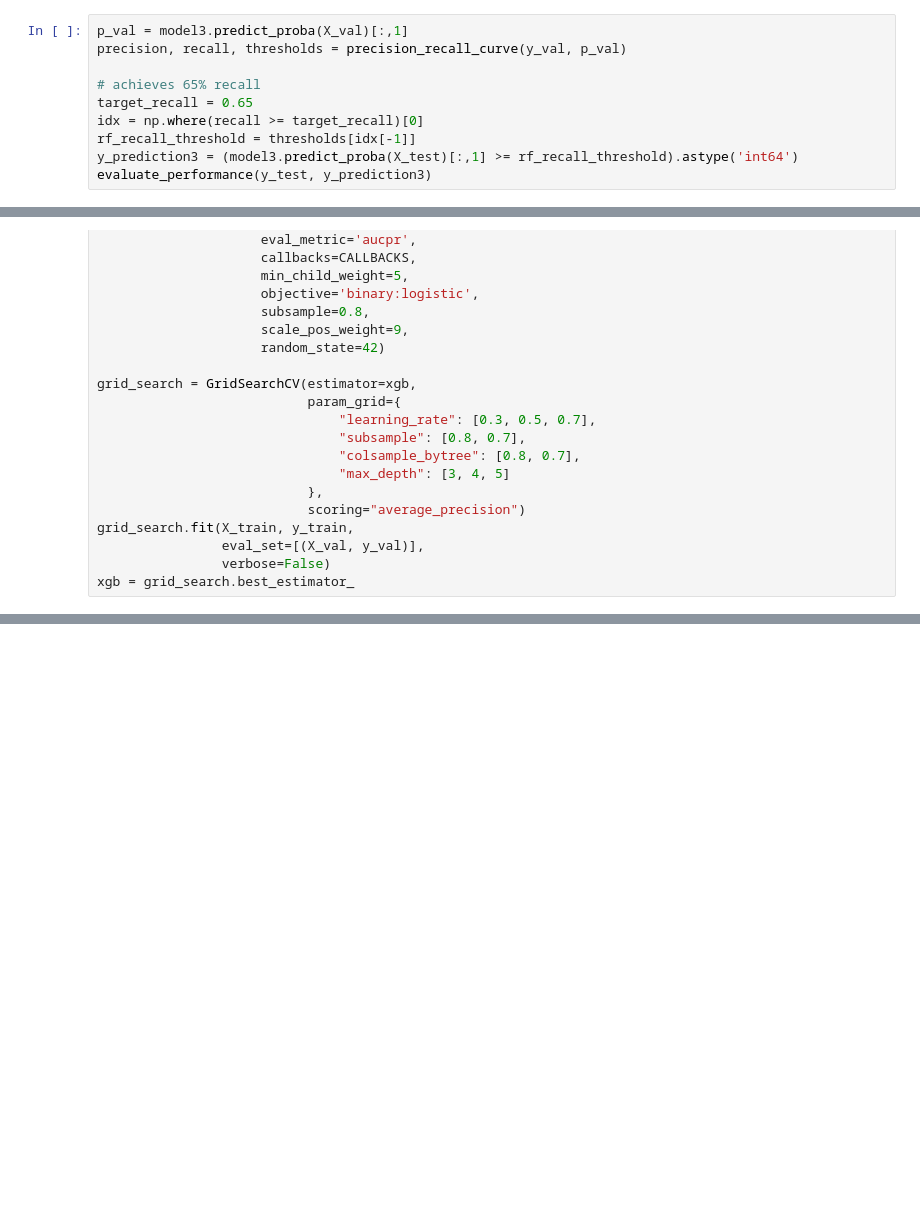
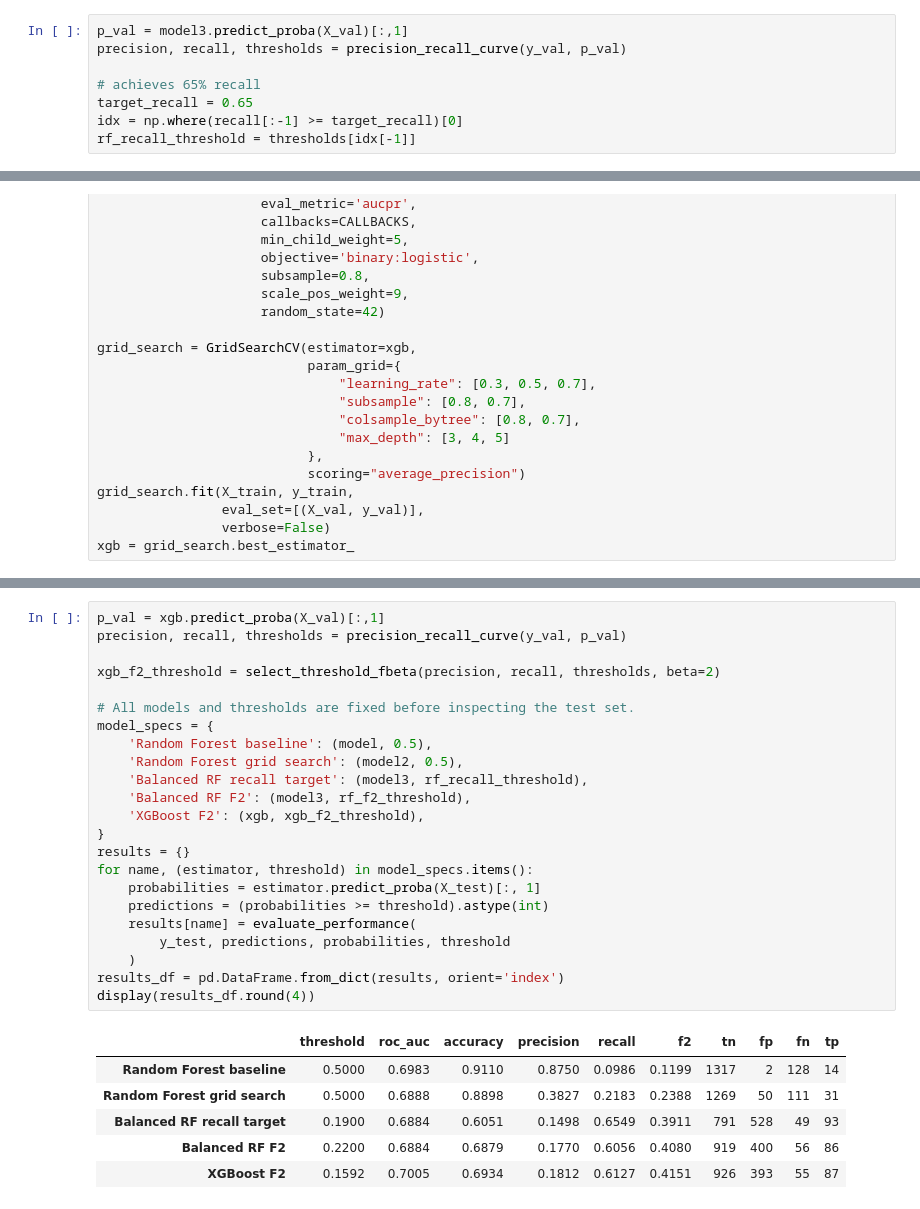
Before and after one commit to zhicongDeng/forage-bcg-churn-analysis, a Jupyter notebook: notebooks/modeling.ipynb, the cells around one changed output, grey strips where cells are left out. Saved outputs shown, nothing was run; the diff lists cells and outputs as text; blank space fills up the shorter version.

```diff
--- a/notebooks/modeling.ipynb
+++ b/notebooks/modeling.ipynb
@@ -180,7 +161,5 @@ precision, recall, thresholds = precision_recall_curve(y_val, p_val)
 
 # achieves 65% recall
 target_recall = 0.65
-idx = np.where(recall >= target_recall)[0]
+idx = np.where(recall[:-1] >= target_recall)[0]
 rf_recall_threshold = thresholds[idx[-1]]
-y_prediction3 = (model3.predict_proba(X_test)[:,1] >= rf_recall_threshold).astype('int64')
-evaluate_performance(y_test, y_prediction3)
@@ -271,0 +221,30 @@ Compare intrinsic tree-based importance with permutation importance on the held-
+# %%
+p_val = xgb.predict_proba(X_val)[:,1]
+precision, recall, thresholds = precision_recall_curve(y_val, p_val)
+
+xgb_f2_threshold = select_threshold_fbeta(precision, recall, thresholds, beta=2)
+
+# All models and thresholds are fixed before inspecting the test set.
+model_specs = {
+    'Random Forest baseline': (model, 0.5),
+    'Random Forest grid search': (model2, 0.5),
+    'Balanced RF recall target': (model3, rf_recall_threshold),
+    'Balanced RF F2': (model3, rf_f2_threshold),
+    'XGBoost F2': (xgb, xgb_f2_threshold),
+}
+results = {}
+for name, (estimator, threshold) in model_specs.items():
+    probabilities = estimator.predict_proba(X_test)[:, 1]
+    predictions = (probabilities >= threshold).astype(int)
+    results[name] = evaluate_performance(
+        y_test, predictions, probabilities, threshold
+    )
+results_df = pd.DataFrame.from_dict(results, orient='index')
+display(results_df.round(4))
+# %% [output]
+|  | threshold | roc_auc | accuracy | precision | recall | f2 | tn | fp | fn | tp |
+| Random Forest baseline | 0.5000 | 0.6983 | 0.9110 | 0.8750 | 0.0986 | 0.1199 | 1317 | 2 | 128 | 14 |
+| Random Forest grid search | 0.5000 | 0.6888 | 0.8898 | 0.3827 | 0.2183 | 0.2388 | 1269 | 50 | 111 | 31 |
+| Balanced RF recall target | 0.1900 | 0.6884 | 0.6051 | 0.1498 | 0.6549 | 0.3911 | 791 | 528 | 49 | 93 |
+| Balanced RF F2 | 0.2200 | 0.6884 | 0.6879 | 0.1770 | 0.6056 | 0.4080 | 919 | 400 | 56 | 86 |
+| XGBoost F2 | 0.1592 | 0.7005 | 0.6934 | 0.1812 | 0.6127 | 0.4151 | 926 | 393 | 55 | 87 |
```
Also changed, not shown: parts of 45 cells of this notebook, 10 other files.
